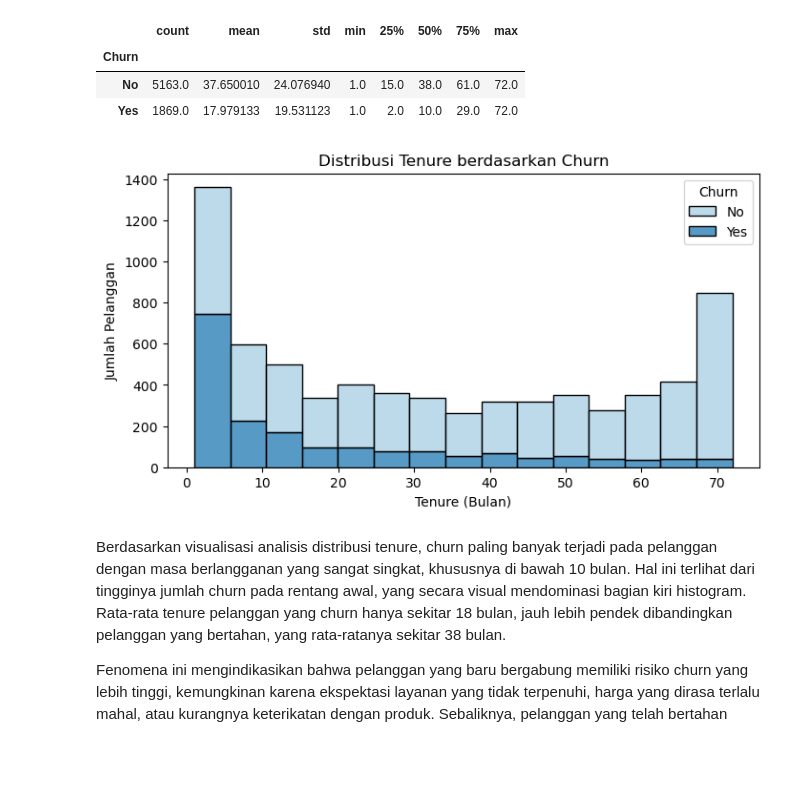
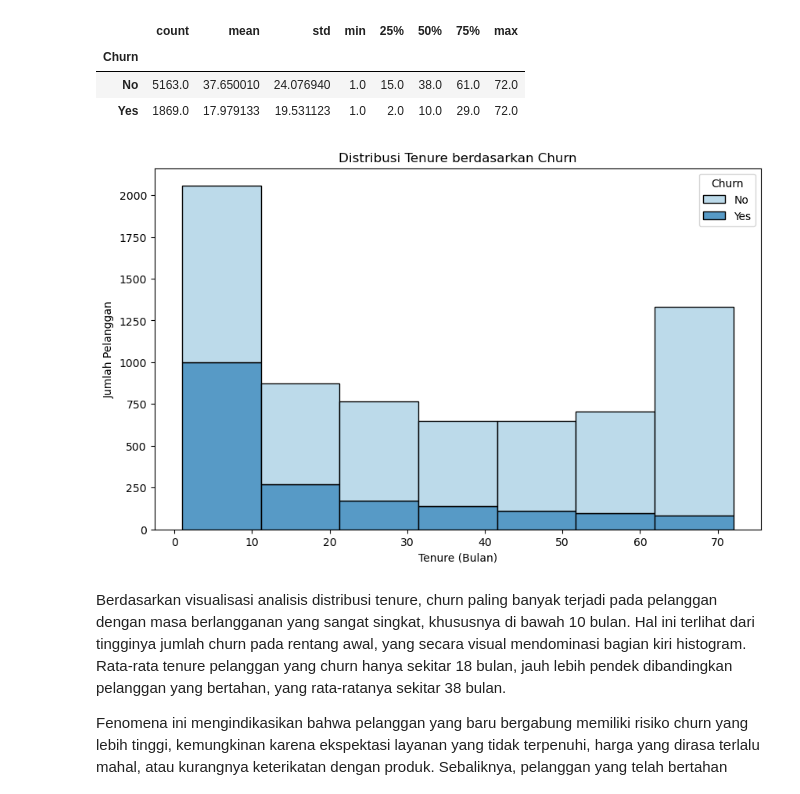
Before and after one commit to IlhamNauval/telecom-customer-churn-analysis, a Jupyter notebook: main.ipynb, the cells around one changed output. Cells and saved outputs as stored; diff of their text form; code cells hidden in the pictures; blank space fills up the shorter version.

```diff
--- a/main.ipynb
+++ b/main.ipynb
@@ -458,14 +460,14 @@ tenure_churn
 | No | 5163.0 | 37.650010 | 24.076940 | 1.0 | 15.0 | 38.0 | 61.0 | 72.0 |
 | Yes | 1869.0 | 17.979133 | 19.531123 | 1.0 | 2.0 | 10.0 | 29.0 | 72.0 |
 # %%
-plt.figure(figsize=(8,4))
-sns.histplot(data=df_copy_cleaned, x='tenure', hue='Churn', multiple='stack', palette='Paired')
+plt.figure(figsize=(10,6))
+sns.histplot(data=df_copy_cleaned, x='tenure', hue='Churn', multiple='stack', palette='Paired', binwidth=10)
 plt.title("Distribusi Tenure berdasarkan Churn")
 plt.xlabel("Tenure (Bulan)")
 plt.ylabel("Jumlah Pelanggan")
 plt.show()
 # %% [output]
-[figure, old version]
+[figure, new version]
 # %% [markdown]
 Berdasarkan visualisasi analisis distribusi tenure, churn paling banyak terjadi pada pelanggan dengan masa berlangganan yang sangat singkat, khususnya di bawah 10 bulan. Hal ini terlihat dari tingginya jumlah churn pada rentang awal, yang secara visual mendominasi bagian kiri histogram. Rata-rata tenure pelanggan yang churn hanya sekitar 18 bulan, jauh lebih pendek dibandingkan pelanggan yang bertahan, yang rata-ratanya sekitar 38 bulan.
 
```
Also changed, not shown: parts of 2 cells of this notebook, 1 other file.
